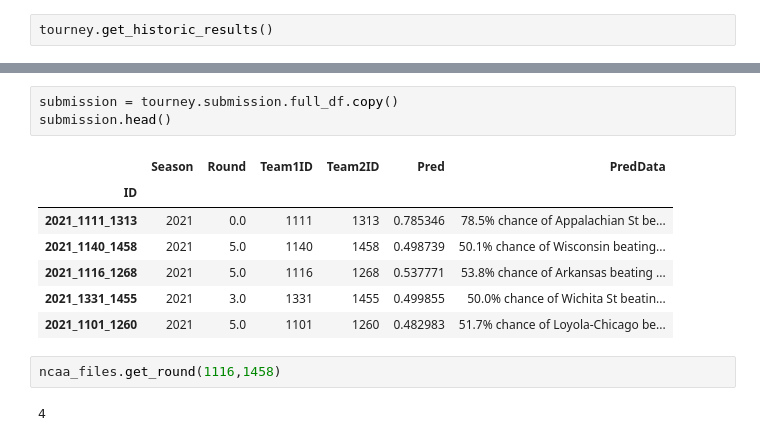
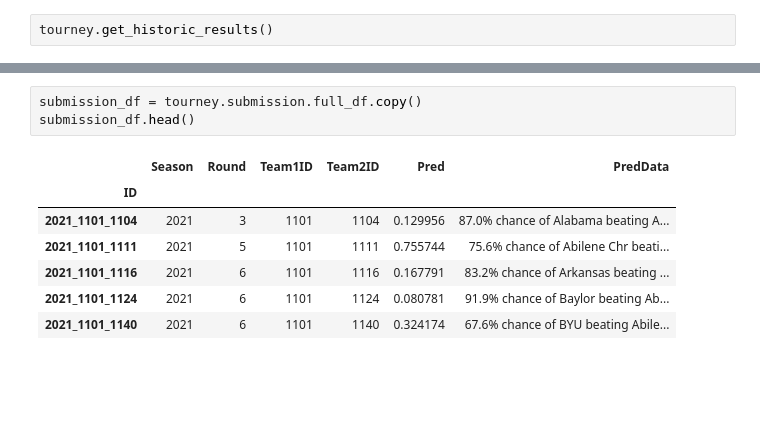
Before and after one commit to armstrys/NCAA_BracketBuilder, a Jupyter notebook: simple_simulation.ipynb, the cells around one changed output, grey strips where cells are left out. Saved outputs shown, nothing was run; the diff lists cells and outputs as text; blank space fills up the shorter version.

```diff
--- a/simple_simulation.ipynb
+++ b/simple_simulation.ipynb
@@ -177,16 +143,12 @@ plt.show()
 # %%
-submission = tourney.submission.full_df.copy()
-submission.head()
+submission_df = tourney.submission.full_df.copy()
+submission_df.head()
 # %% [output]
 |  | Season | Round | Team1ID | Team2ID | Pred | PredData |
 | ID |  |  |  |  |  |  |
-| 2021_1111_1313 | 2021 | 0.0 | 1111 | 1313 | 0.785346 | 78.5% chance of Appalachian St be... |
-| 2021_1140_1458 | 2021 | 5.0 | 1140 | 1458 | 0.498739 | 50.1% chance of Wisconsin beating... |
-| 2021_1116_1268 | 2021 | 5.0 | 1116 | 1268 | 0.537771 | 53.8% chance of Arkansas beating ... |
-| 2021_1331_1455 | 2021 | 3.0 | 1331 | 1455 | 0.499855 | 50.0% chance of Wichita St beatin... |
-| 2021_1101_1260 | 2021 | 5.0 | 1101 | 1260 | 0.482983 | 51.7% chance of Loyola-Chicago be... |
+| 2021_1101_1104 | 2021 | 3 | 1101 | 1104 | 0.129956 | 87.0% chance of Alabama beating A... |
+| 2021_1101_1111 | 2021 | 5 | 1101 | 1111 | 0.755744 | 75.6% chance of Abilene Chr beati... |
+| 2021_1101_1116 | 2021 | 6 | 1101 | 1116 | 0.167791 | 83.2% chance of Arkansas beating ... |
+| 2021_1101_1124 | 2021 | 6 | 1101 | 1124 | 0.080781 | 91.9% chance of Baylor beating Ab... |
+| 2021_1101_1140 | 2021 | 6 | 1101 | 1140 | 0.324174 | 67.6% chance of BYU beating Abile... |
-# %%
-ncaa_files.get_round(1116,1458)
-# %% [output]
-4
 # %%
```
Also changed, not shown: parts of 45 cells of this notebook, 3 other files.
